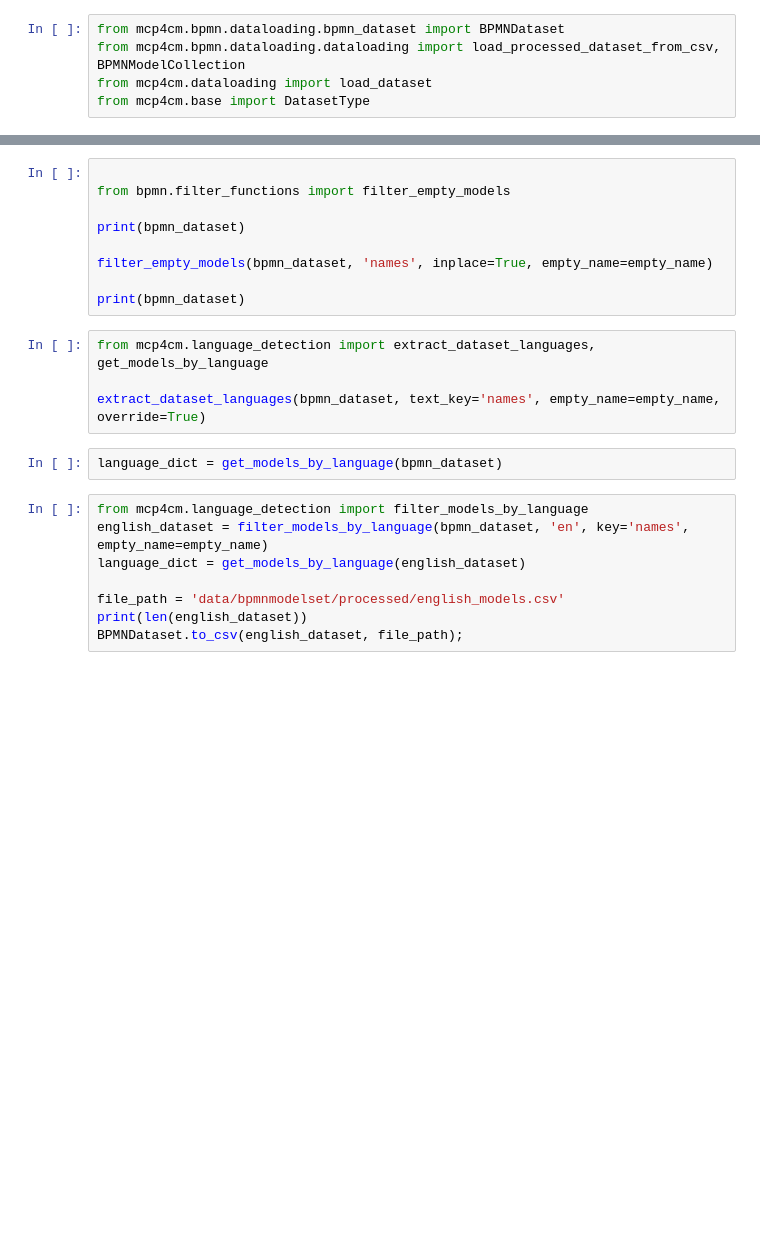
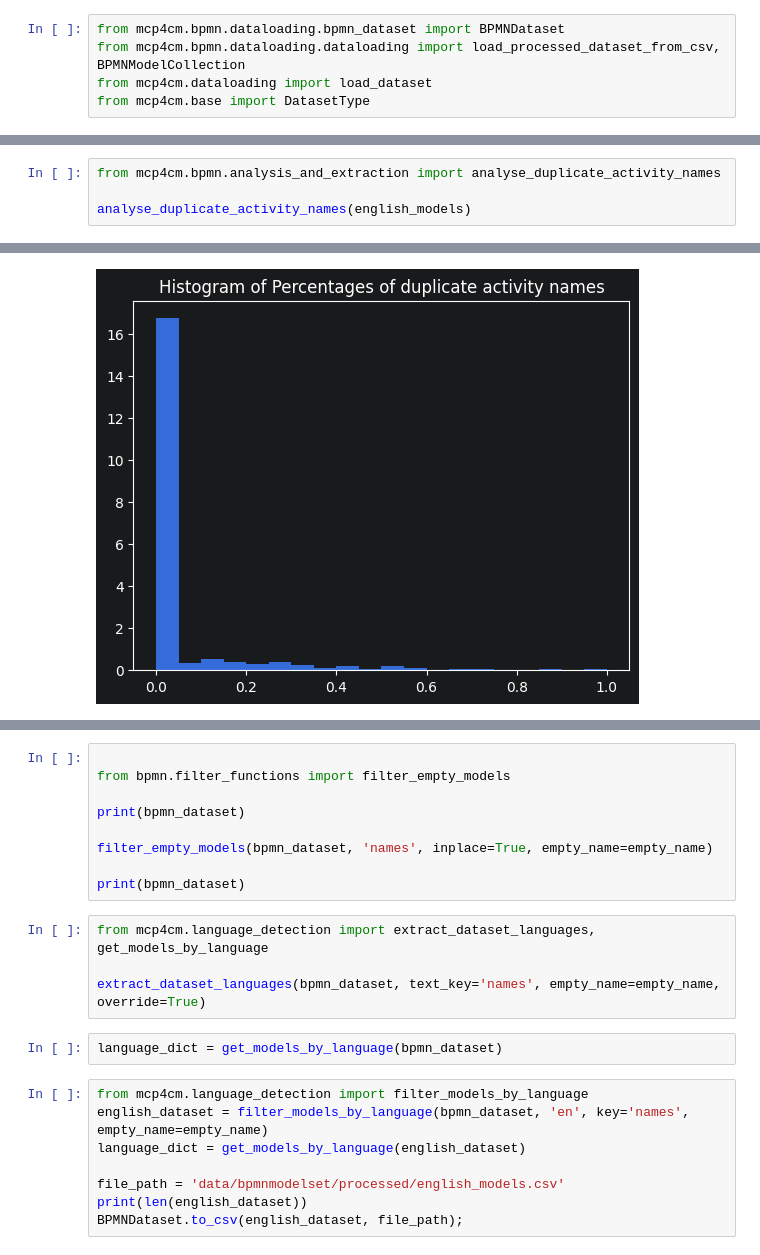
Before and after one commit to BernyWeiss/bpmn-model-cleansing, a Jupyter notebook: bpmn_analysis_notebook.ipynb, the cells around one changed output, grey strips where cells are left out. Cells and saved outputs as stored; diff of their text form; blank space fills up the shorter version.

```diff
--- a/bpmn_analysis_notebook.ipynb
+++ b/bpmn_analysis_notebook.ipynb
@@ -38,0 +122,5 @@ file_path = 'data/bpmnmodelset/processed/bpmai/culled_models.csv'
+# %%
+from mcp4cm.bpmn.analysis_and_extraction import analyse_duplicate_activity_names
+
+analyse_duplicate_activity_names(english_models)
+# %% [output]
@@ -38,0 +144 @@ file_path = 'data/bpmnmodelset/processed/bpmai/culled_models.csv'
+[figure, added]
```
Also changed, not shown: parts of 15 cells of this notebook, 9 other files.
